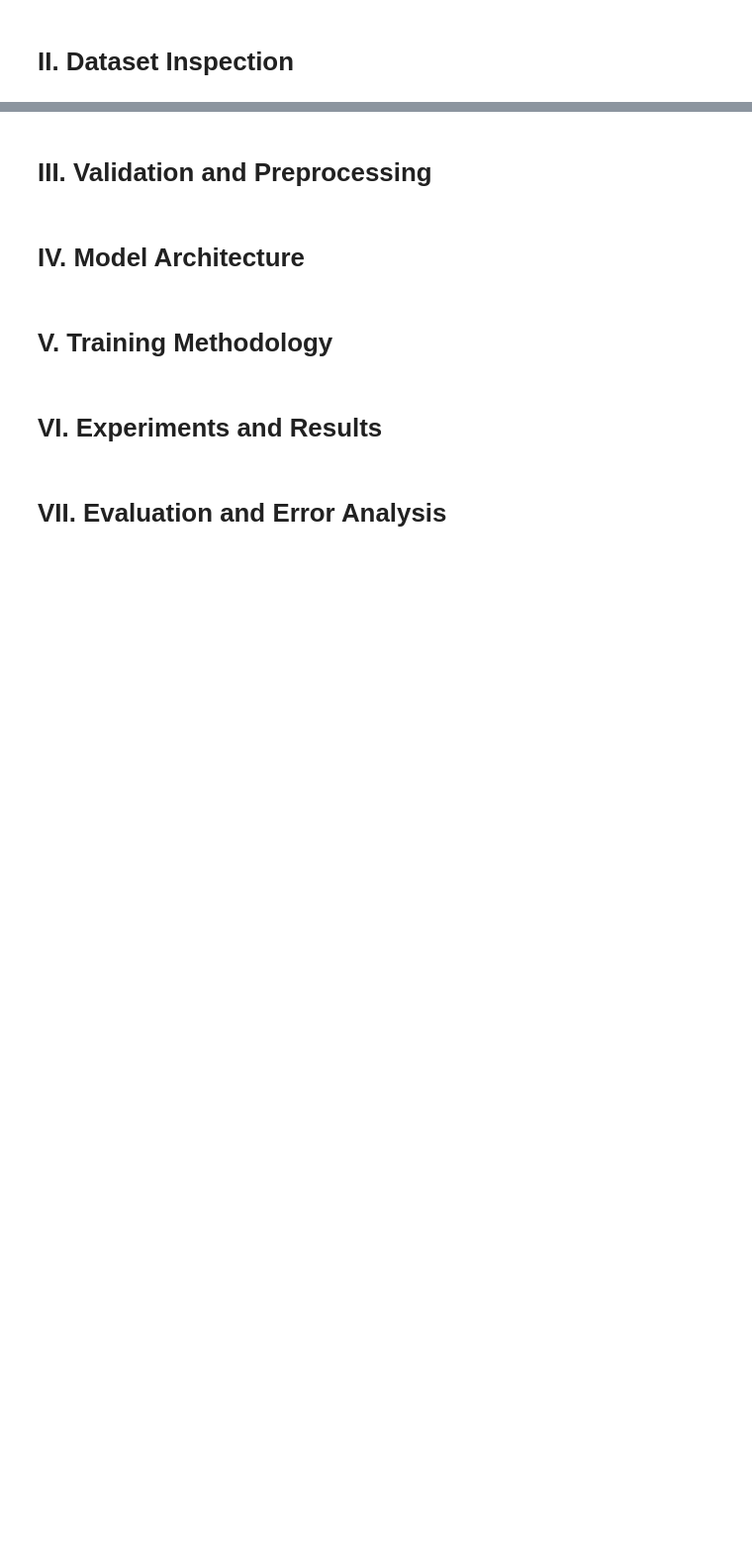
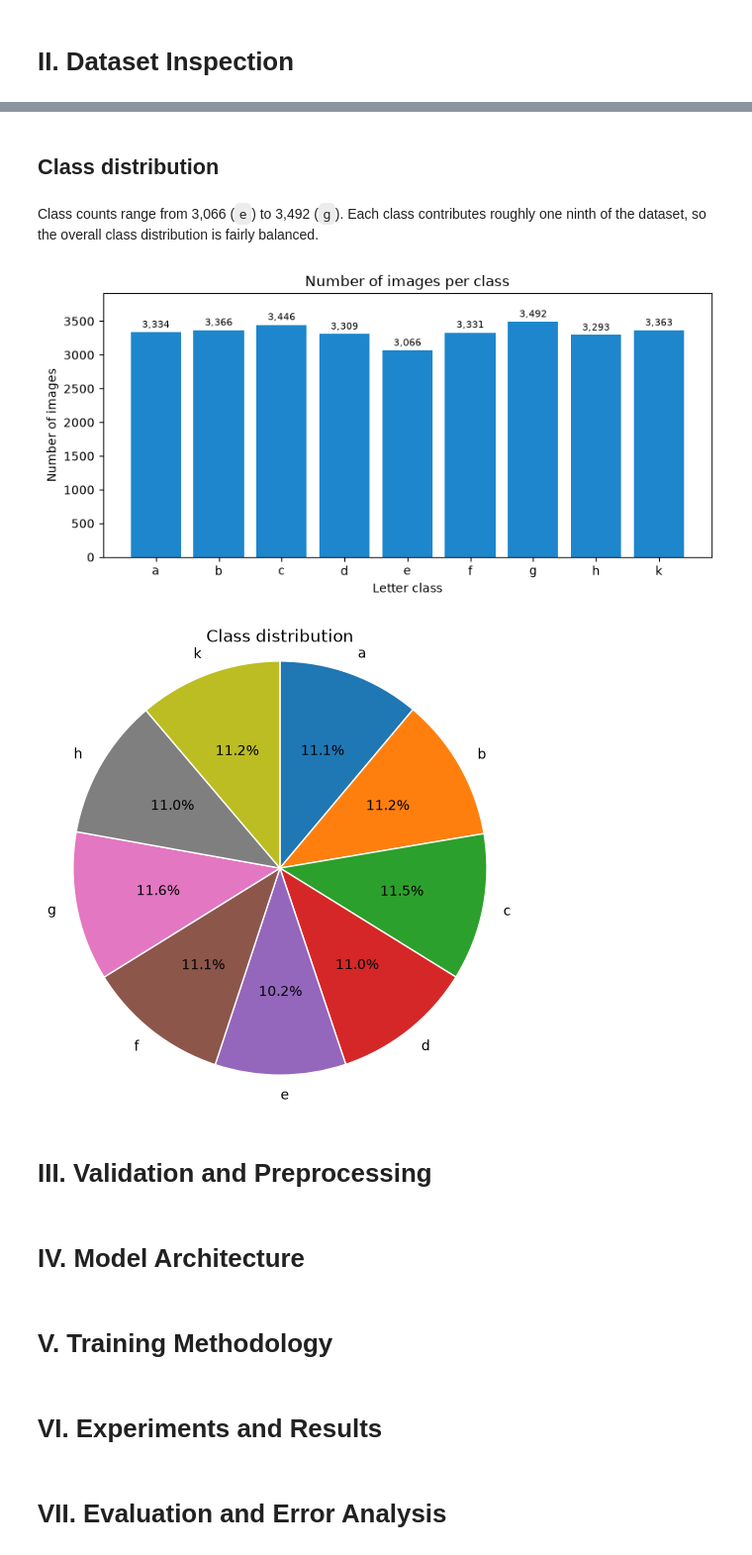
Before and after one commit to khangronky/letter-classification, a Jupyter notebook: s4034066_project1_report.ipynb, the cells around one changed output, grey strips where cells are left out. Shown at 99% size. Drawn from its saved outputs; the diff is of its cells as text; code cells hidden in the pictures; blank space fills up the shorter version.

```diff
--- a/s4034066_project1_report.ipynb
+++ b/s4034066_project1_report.ipynb
@@ -14,3 +80,35 @@ This project is a nine-class image classification task involving images of lette
+# %% [markdown]
+## Class distribution
+# %% [markdown]
+Class counts range from 3,066 (`e`) to 3,492 (`g`). Each class contributes roughly one ninth of the dataset, so the overall class distribution is fairly balanced.
+# %%
+fig, ax = plt.subplots(figsize=(8, 4))
+ax.bar(class_names, class_counts, color="#1e86cc")
+ax.set_xlabel("Letter class")
+ax.set_ylabel("Number of images")
+ax.set_title("Number of images per class")
+ax.set_ylim(0, max(class_counts) * 1.12)
+for label, count in zip(class_names, class_counts):
+    ax.text(label, count + 35, f"{count:,}", ha="center", va="bottom", fontsize=8)
+fig.tight_layout()
+plt.show()
+
+fig, ax = plt.subplots(figsize=(5, 5))
+ax.pie(
+    class_counts,
+    labels=class_names,
+    autopct="%1.1f%%",
+    startangle=90,
+    counterclock=False,
+    wedgeprops={"edgecolor": "white", "linewidth": 1},
+)
+ax.set_title("Class distribution")
+ax.axis("equal")
+fig.tight_layout()
+plt.show()
+# %% [output]
+[figure, added]
+[figure, added]
 # %% [markdown]
 # III. Validation and Preprocessing
 # %% [markdown]
```
Also changed, not shown: parts of 9 cells of this notebook, 2 other files.
